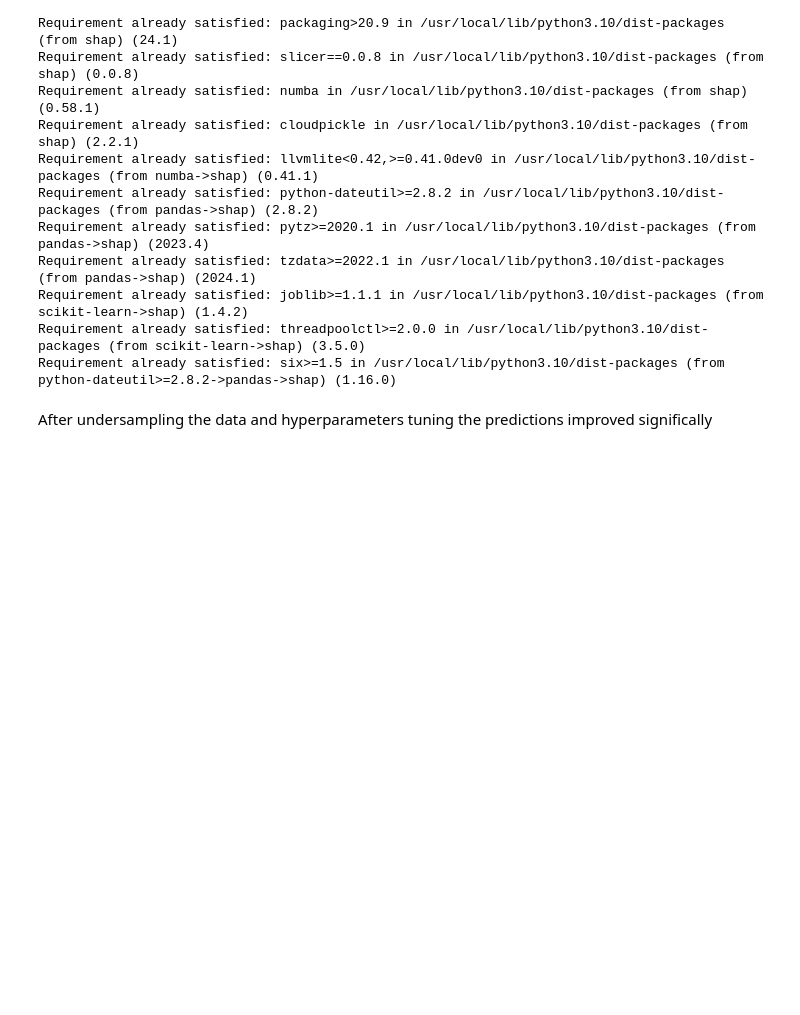
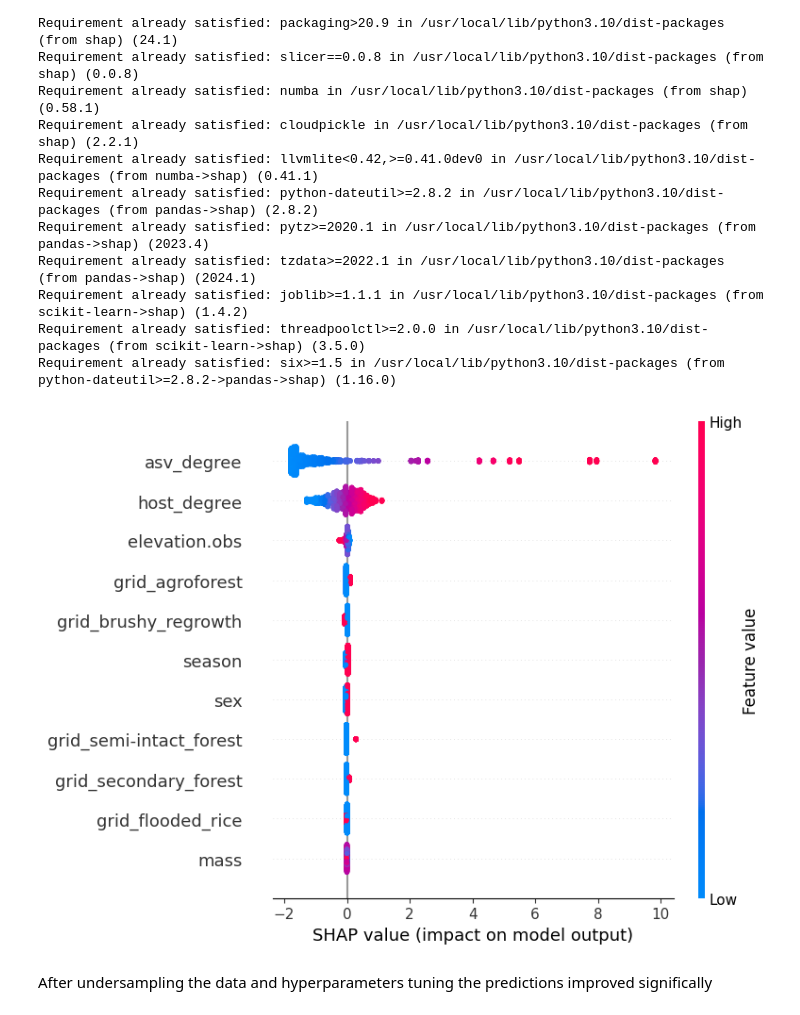
Before and after one commit to Ecological-Complexity-Lab/link_prediction_project, a Jupyter notebook: MLmodel.ipynb, the cells around one changed output. Drawn from its saved outputs; the diff is of its cells as text; code cells hidden in the pictures; blank space fills up the shorter version.

Commit message:
check which features imapct the model

```diff
--- a/MLmodel.ipynb
+++ b/MLmodel.ipynb
@@ -331,6 +331,35 @@ Requirement already satisfied: tzdata>=2022.1 in /usr/local/lib/python3.10/dist-
 Requirement already satisfied: joblib>=1.1.1 in /usr/local/lib/python3.10/dist-packages (from scikit-learn->shap) (1.4.2)
 Requirement already satisfied: threadpoolctl>=2.0.0 in /usr/local/lib/python3.10/dist-packages (from scikit-learn->shap) (3.5.0)
 Requirement already satisfied: six>=1.5 in /usr/local/lib/python3.10/dist-packages (from python-dateutil>=2.8.2->pandas->shap) (1.16.0)
+# %%
+import shap
+df_mandena_filtered = df_mandena_filtered.drop(['asv_ID'], axis=1)
+df_mandena_filtered = df_mandena_filtered.astype('float64')
+
+# Check and ensure no missing values
+if df_mandena_filtered.isnull().values.any():
+    df_mandena_filtered = df_mandena_filtered.fillna(0)
+
+X = df_mandena_filtered.drop(['Link'], axis=1)
+y = df_mandena_filtered['Link']
+X_train, X_test, y_train, y_test = train_test_split(X, y, test_size=0.3, random_state=42)
+
+# Undersample the training data
+rus = RandomUnderSampler(random_state=42, sampling_strategy='majority')
+X_resampled, y_resampled = rus.fit_resample(X_train, y_train)
+X_train_resampled, X_test_resampled, y_train_resampled, y_test_resampled = train_test_split(X_resampled, y_resampled, test_size=0.3, random_state=42)
+
+X_train_resampled = pd.DataFrame(X_train_resampled, columns=X.columns)
+X_test_resampled = pd.DataFrame(X_test_resampled, columns=X.columns)
+
+lr = LogisticRegression()
+lr.fit(X_train_resampled, y_train_resampled)
+y_pred_resampled = lr.predict(X_test_resampled)
+explainer = shap.Explainer(lr, X_train_resampled)
+shap_values = explainer(X_test_resampled)
+shap.summary_plot(shap_values, X_test_resampled, feature_names=X.columns)
+# %% [output]
+[figure, added]
 # %% [markdown]
 After undersampling the data and hyperparameters tuning the predictions improved significally
 # %%
```
Also changed, not shown: parts of 1 cell of this notebook.
